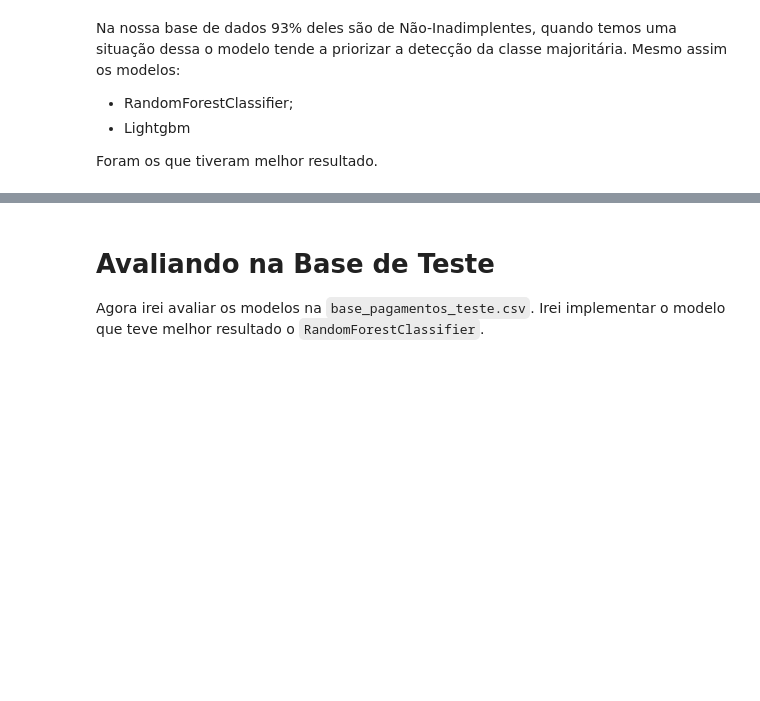
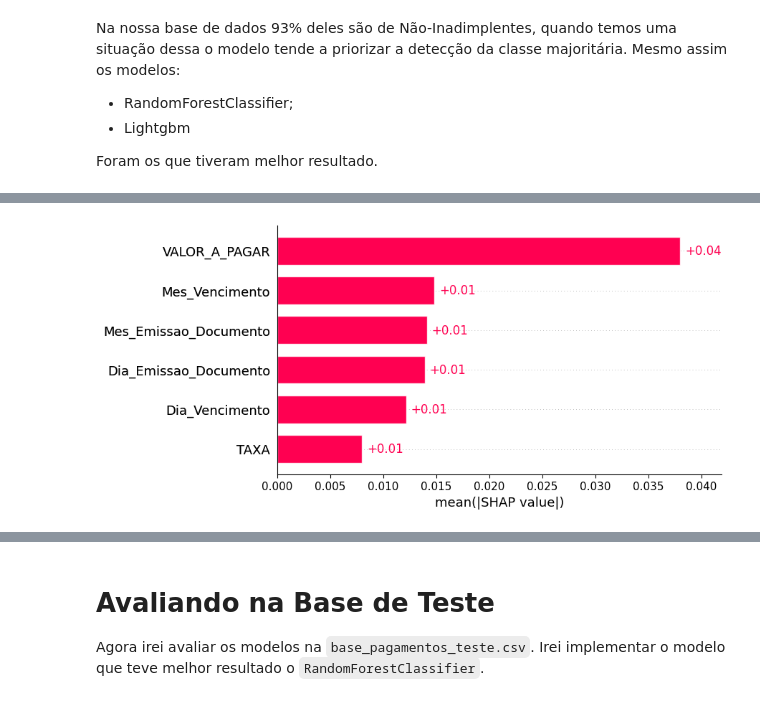
Before and after one commit to rrafahenrique/Modelo-Preditivo-Inadimplencia, a Jupyter notebook: DESAFIO - PARTE III.ipynb, the cells around one changed output, grey strips where cells are left out. Drawn from its saved outputs; the diff is of its cells as text; code cells hidden in the pictures; blank space fills up the shorter version.

Commit message:
SHAP e correções

```diff
--- a/DESAFIO - PARTE III.ipynb
+++ b/DESAFIO - PARTE III.ipynb
@@ -504,0 +514,9 @@ Foram os que tiveram melhor resultado.
+# %%
+# Cálculo dos valores shape do Modelo
+explainer = shap.Explainer(forest.predict, X_test)
+# %%
+shap_values = explainer(X_test)
+# %%
+shap.plots.bar(shap_values)
+# %% [output]
+[figure, added]
```
Also changed, not shown: parts of 24 cells of this notebook, 5 other files.
